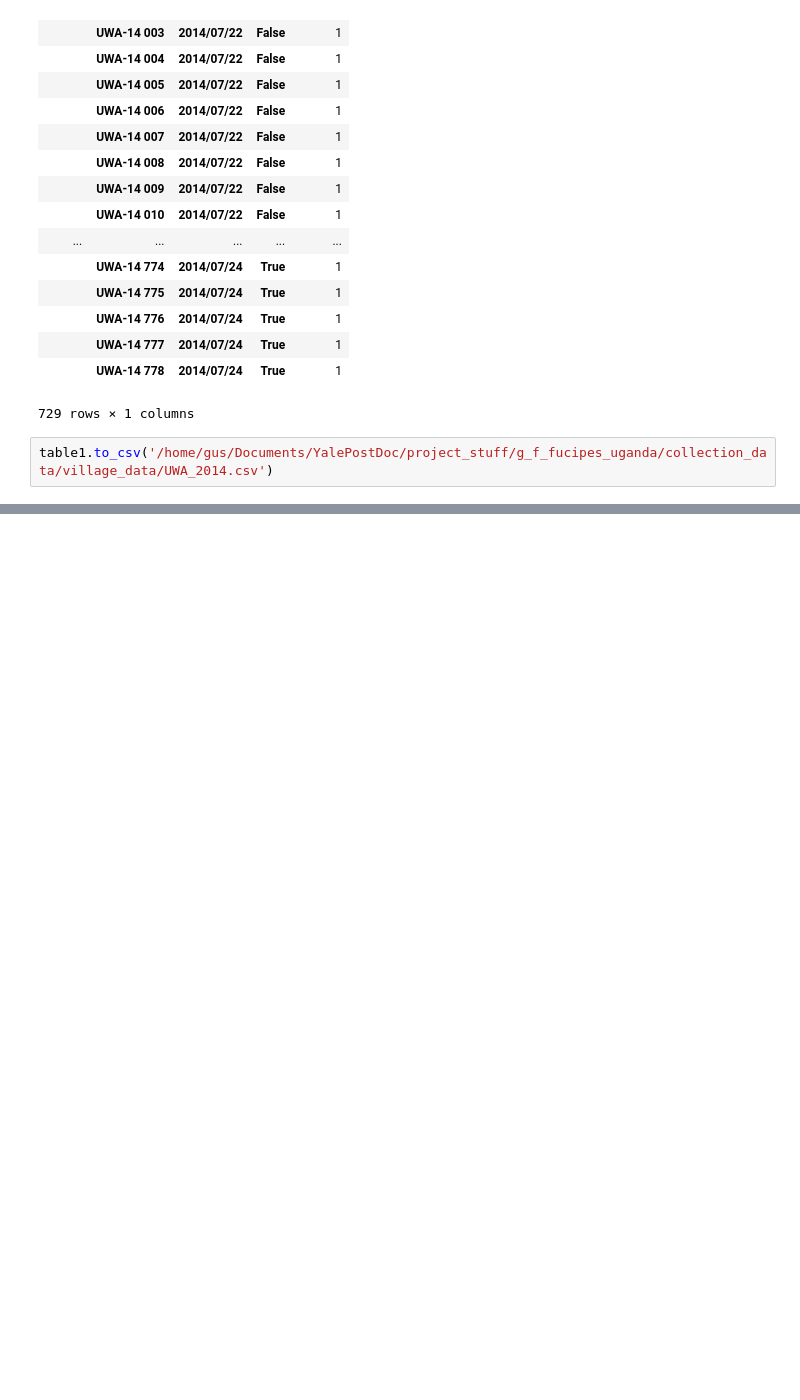
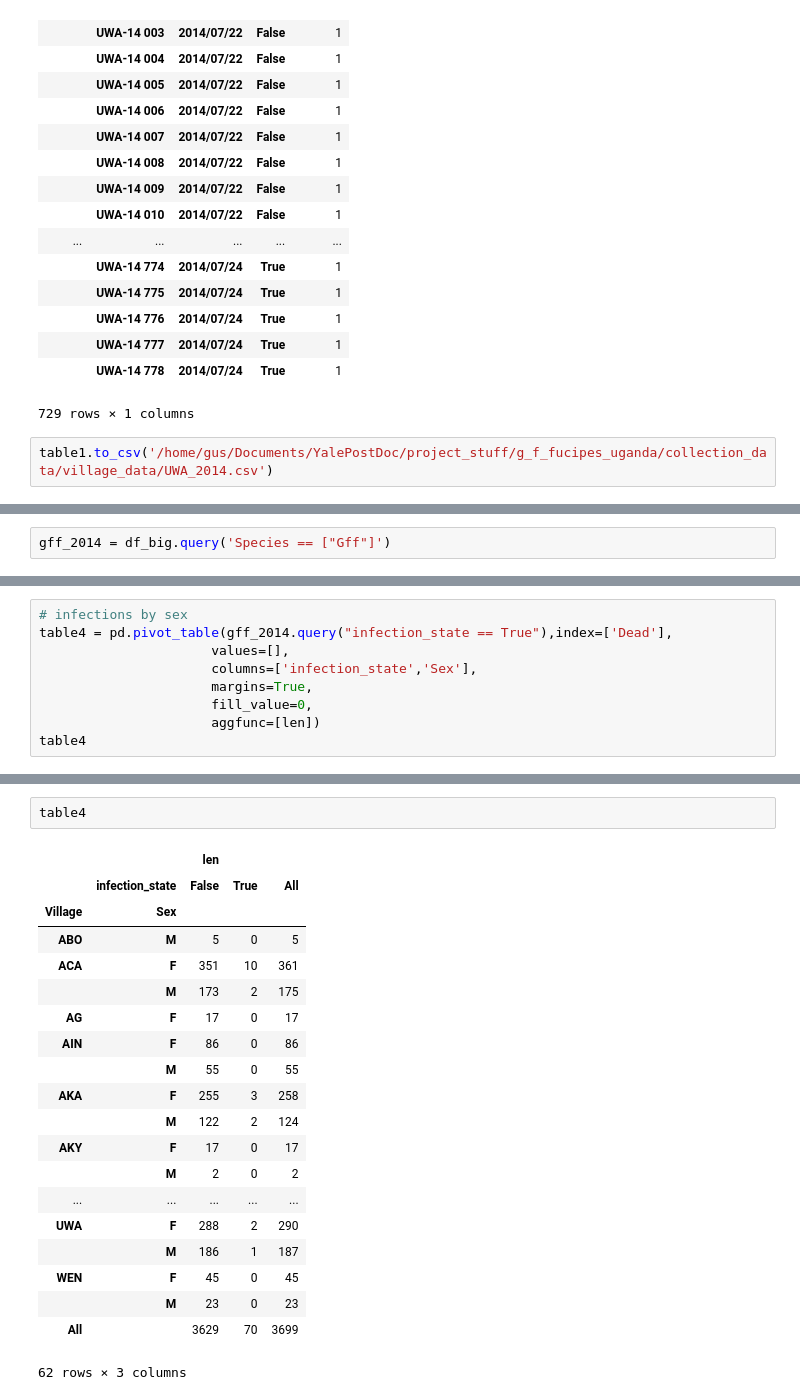
Before and after one commit to xguse/ipy_notebooks, a Jupyter notebook: YALE/g_f_fuscipes_general/2015-02-16_g_f_fuscipes_pandas_import.ipynb, the cells around one changed output, grey strips where cells are left out. Drawn from its saved outputs; the diff is of its cells as text; blank space fills up the shorter version.

```diff
--- a/YALE/g_f_fuscipes_general/2015-02-16_g_f_fuscipes_pandas_import.ipynb
+++ b/YALE/g_f_fuscipes_general/2015-02-16_g_f_fuscipes_pandas_import.ipynb
@@ -419,0 +450,2 @@ table2
+# %%
+gff_2014 = df_big.query('Species == ["Gff"]')
@@ -419,0 +518,9 @@ table2
+# %%
+# infections by sex
+table4 = pd.pivot_table(gff_2014.query("infection_state == True"),index=['Dead'],
+                      values=[],
+                      columns=['infection_state','Sex'],
+                      margins=True,
+                      fill_value=0,
+                      aggfunc=[len])
+table4
@@ -419,0 +534,23 @@ table2
+# %%
+table4
+# %% [output]
+|  |  | len |  |  |
+|  | infection_state | False | True | All |
+| Village | Sex |  |  |  |
+| ABO | M | 5 | 0 | 5 |
+| ACA | F | 351 | 10 | 361 |
+|  | M | 173 | 2 | 175 |
+| AG | F | 17 | 0 | 17 |
+| AIN | F | 86 | 0 | 86 |
+|  | M | 55 | 0 | 55 |
+| AKA | F | 255 | 3 | 258 |
+|  | M | 122 | 2 | 124 |
+| AKY | F | 17 | 0 | 17 |
+|  | M | 2 | 0 | 2 |
+| ... | ... | ... | ... | ... |
+| UWA | F | 288 | 2 | 290 |
+|  | M | 186 | 1 | 187 |
+| WEN | F | 45 | 0 | 45 |
+|  | M | 23 | 0 | 23 |
+| All |  | 3629 | 70 | 3699 |
+62 rows × 3 columns
```
Also changed, not shown: parts of 22 cells of this notebook, 5 other files.
